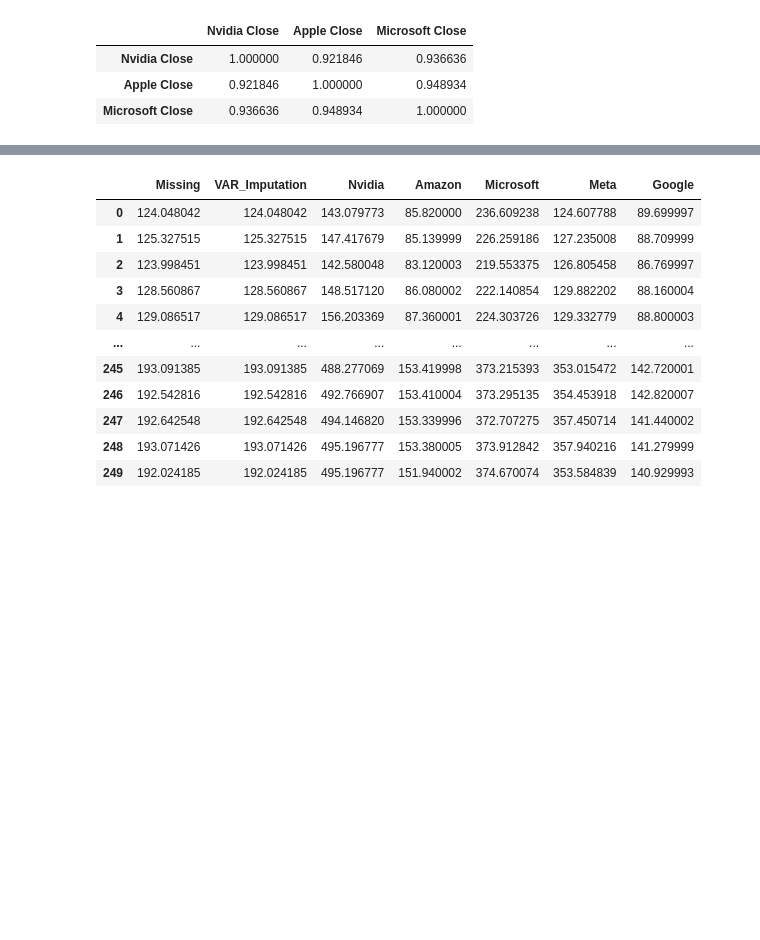
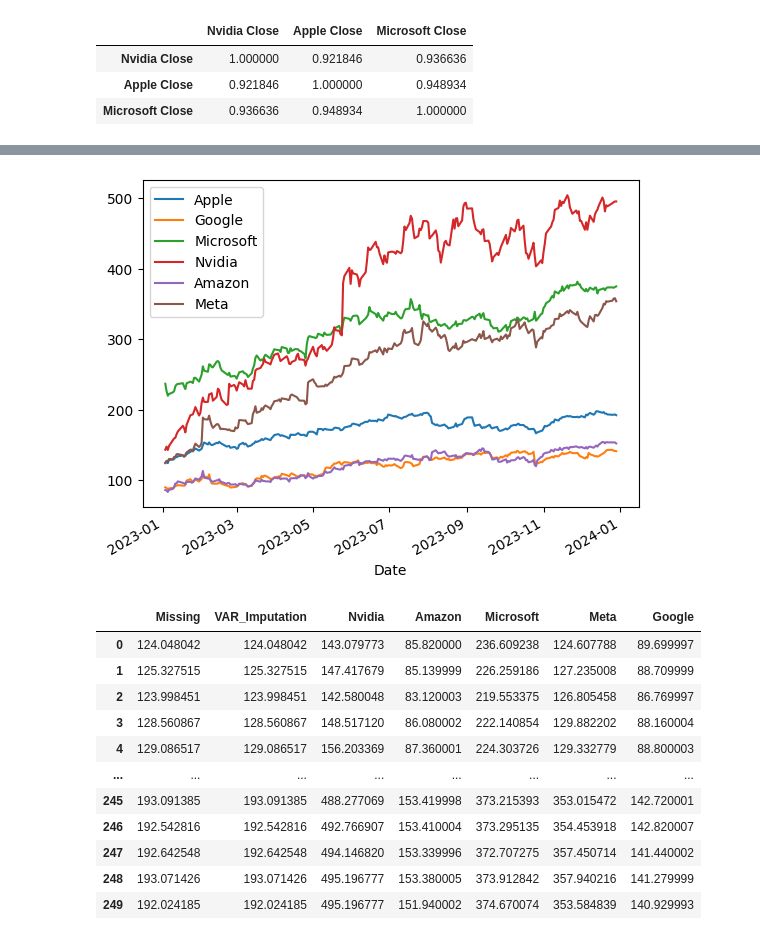
Before and after one commit to bootstrapM/erdos-may-2024-imputing-data, a Jupyter notebook: HimanshuNotebooks/Cross-sectional analysis with VAR.ipynb, the cells around one changed output, grey strips where cells are left out. Drawn from its saved outputs; the diff is of its cells as text; code cells hidden in the pictures; blank space fills up the shorter version.

Commit message:
adding more figures and files

```diff
--- a/HimanshuNotebooks/Cross-sectional analysis with VAR.ipynb
+++ b/HimanshuNotebooks/Cross-sectional analysis with VAR.ipynb
@@ -100,3 +115,8 @@ close_df
+# %%
+close_df.plot()
+plt.savefig("multiple_prices")
+# %% [output]
+[figure, added]
 # %%
 # del close_df_filled
 close_df_filled = pd.DataFrame()
```
Also changed, not shown: parts of 1 cell of this notebook, 2 other files.
